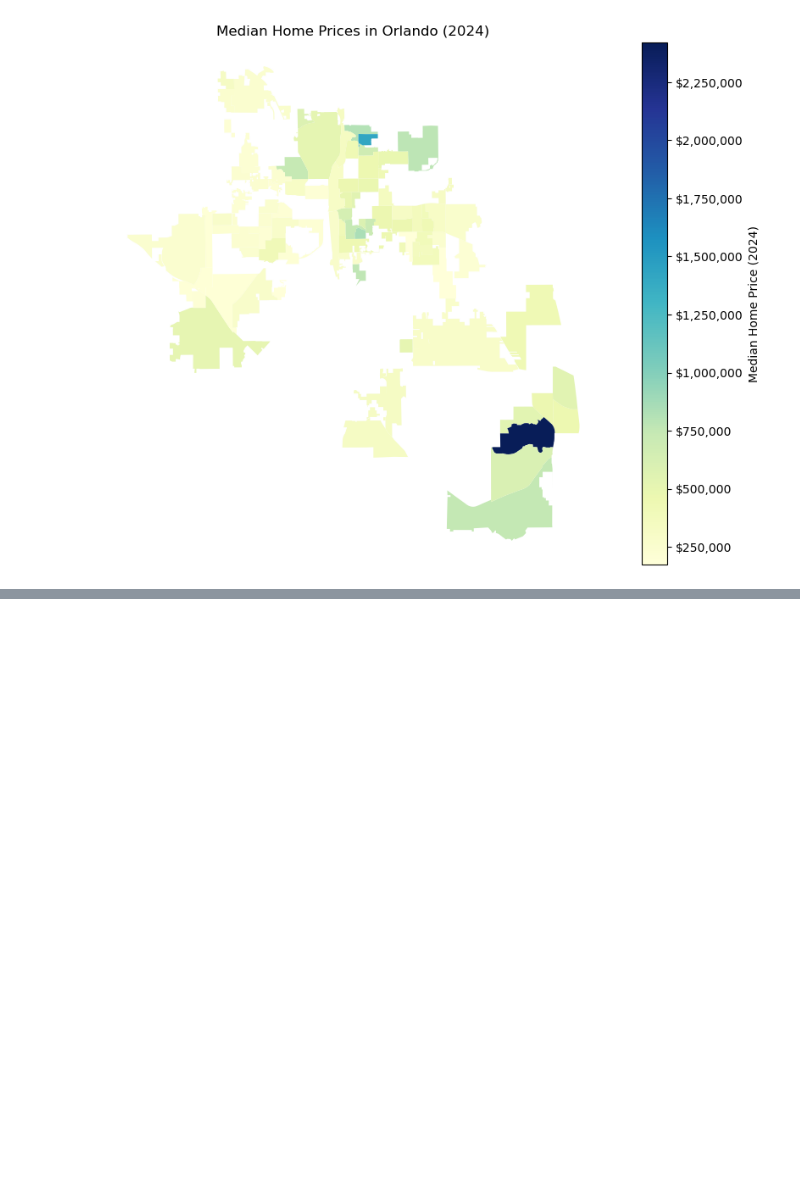
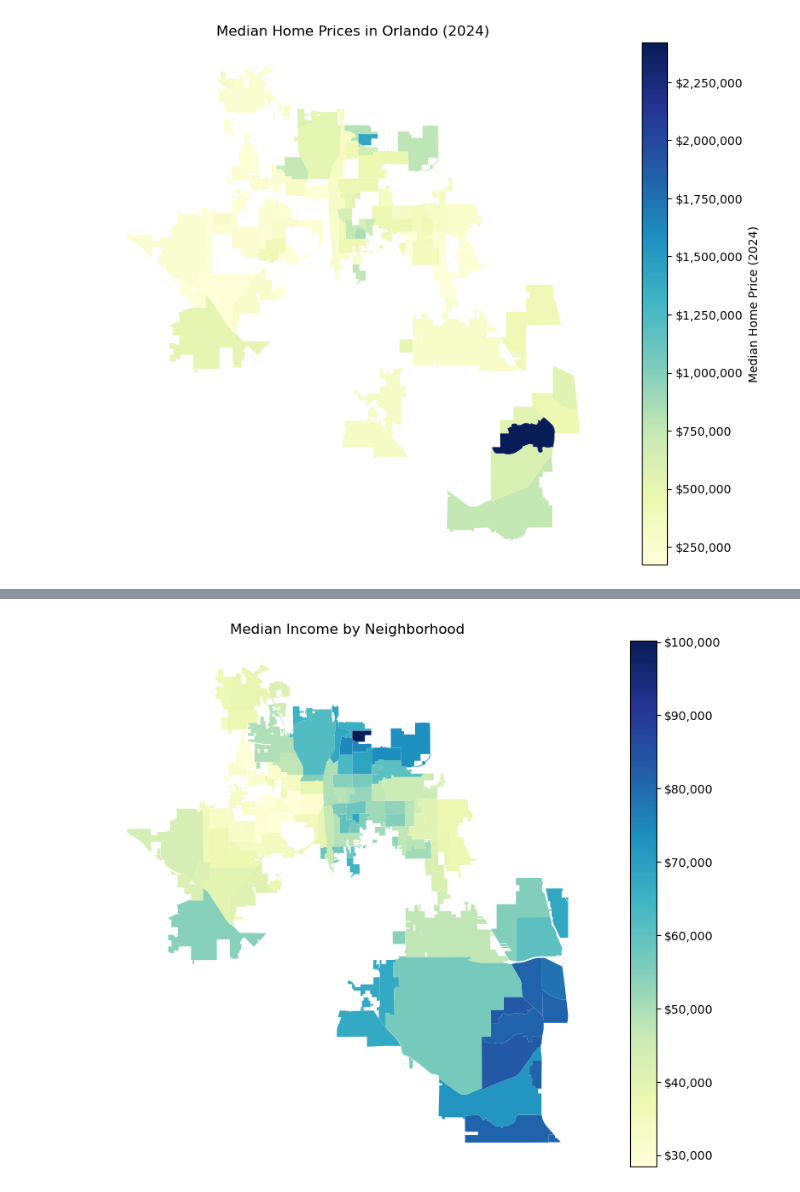
Before and after one commit to dztaylor936/ds2025-group3, a Jupyter notebook: eda.ipynb, the cells around one changed output, grey strips where cells are left out. Saved outputs shown, nothing was run; the diff lists cells and outputs as text; code cells hidden in the pictures; blank space fills up the shorter version.

```diff
--- a/eda.ipynb
+++ b/eda.ipynb
@@ -138,0 +202,27 @@ SyntaxError: (unicode error) 'unicodeescape' codec can't decode bytes in positio
+# %%
+from matplotlib.ticker import FuncFormatter
+
+
+# Perform a spatial join to map census tract data to neighborhoods
+mapped_data = gpd.sjoin(income_gdf, orlando_geo, how="inner", predicate="intersects")
+
+# Group by neighborhood and calculate the average median income for each neighborhood
+neighborhood_income = mapped_data.groupby('name')['median_income'].mean().reset_index()
+
+# Merge the calculated neighborhood income back into the orlando_geo GeoDataFrame
+income_geo = orlando_geo.merge(neighborhood_income, left_on='name', right_on='name', how='left')
+
+# Plot the updated GeoDataFrame with median income
+fig, ax = plt.subplots(1, 1, figsize=(12, 8))
+income_geo.plot(column='median_income', cmap='YlGnBu', legend=True, ax=ax)
+
+# Format the legend to display in USD
+formatter = FuncFormatter(lambda x, _: f'${x:,.0f}')
+colorbar = ax.get_figure().axes[-1]  # Get the colorbar axis
+colorbar.yaxis.set_major_formatter(formatter)
+
+plt.title("Median Income by Neighborhood")
+plt.axis('off')
+plt.show()
+# %% [output]
+[figure, added]
```
Also changed, not shown: parts of 7 cells of this notebook.
